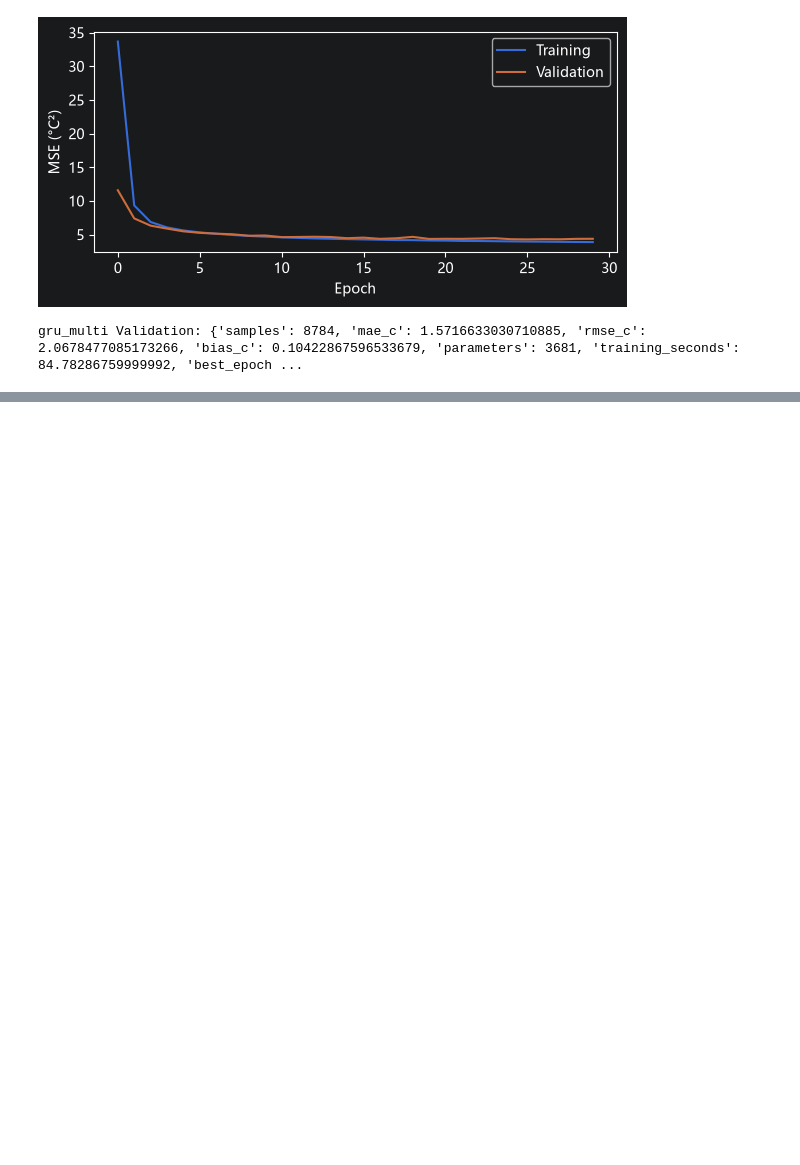
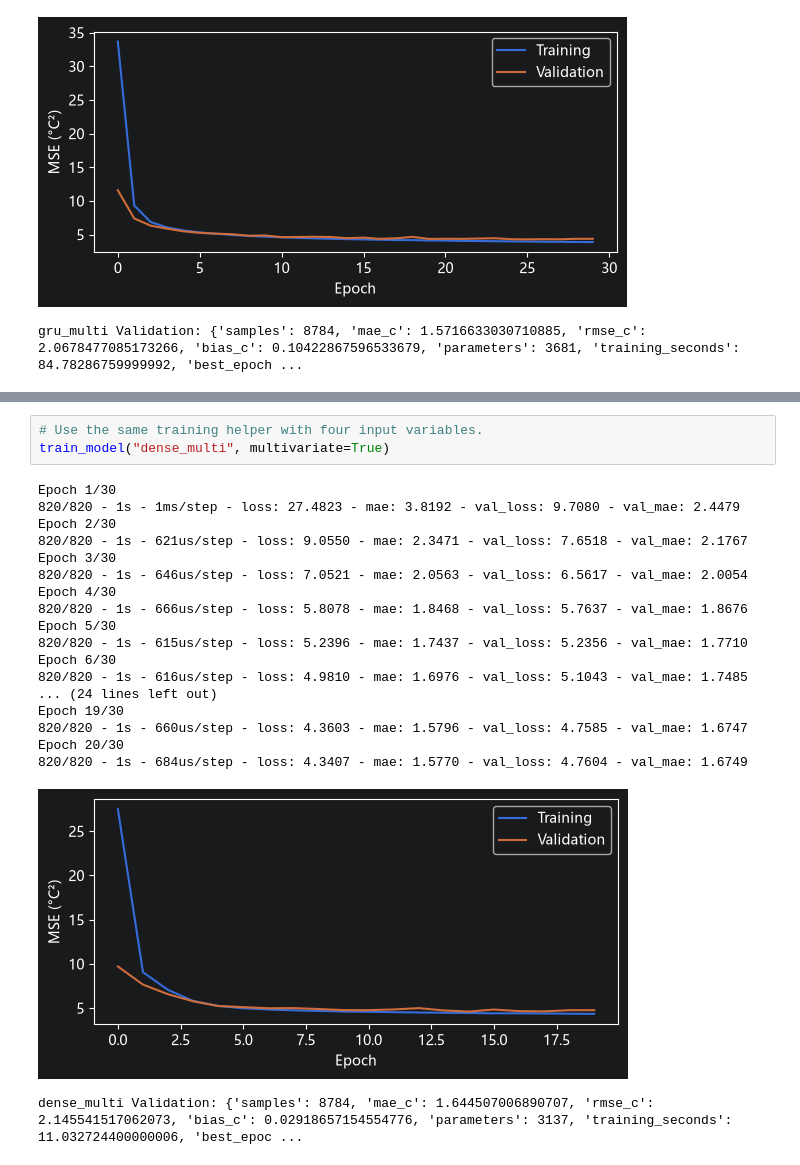
Before and after one commit to Frank-Ping/DATAX504-Yuanhao, a Jupyter notebook: final_report/final_report.ipynb, the cells around one changed output, grey strips where cells are left out. Saved outputs shown, nothing was run; the diff lists cells and outputs as text; blank space fills up the shorter version.

Commit message:
Final Project: 9. add multivariate Dense control

```diff
--- a/final_report/final_report.ipynb
+++ b/final_report/final_report.ipynb
@@ -264,0 +278,23 @@ gru_multi Validation: {'samples': 8784, 'mae_c': 1.5716633030710885, 'rmse_c': 2
+# %%
+# Use the same training helper with four input variables.
+train_model("dense_multi", multivariate=True)
+# %% [output]
+Epoch 1/30
+820/820 - 1s - 1ms/step - loss: 27.4823 - mae: 3.8192 - val_loss: 9.7080 - val_mae: 2.4479
+Epoch 2/30
+820/820 - 1s - 621us/step - loss: 9.0550 - mae: 2.3471 - val_loss: 7.6518 - val_mae: 2.1767
+Epoch 3/30
+820/820 - 1s - 646us/step - loss: 7.0521 - mae: 2.0563 - val_loss: 6.5617 - val_mae: 2.0054
+Epoch 4/30
+820/820 - 1s - 666us/step - loss: 5.8078 - mae: 1.8468 - val_loss: 5.7637 - val_mae: 1.8676
+Epoch 5/30
+820/820 - 1s - 615us/step - loss: 5.2396 - mae: 1.7437 - val_loss: 5.2356 - val_mae: 1.7710
+Epoch 6/30
+820/820 - 1s - 616us/step - loss: 4.9810 - mae: 1.6976 - val_loss: 5.1043 - val_mae: 1.7485
+... (24 lines left out)
+Epoch 19/30
+820/820 - 1s - 660us/step - loss: 4.3603 - mae: 1.5796 - val_loss: 4.7585 - val_mae: 1.6747
+Epoch 20/30
+820/820 - 1s - 684us/step - loss: 4.3407 - mae: 1.5770 - val_loss: 4.7604 - val_mae: 1.6749
+[figure, added]
+dense_multi Validation: {'samples': 8784, 'mae_c': 1.644507006890707, 'rmse_c': 2.145541517062073, 'bias_c': 0.02918657154554776, 'parameters': 3137, 'training_seconds': 11.032724400000006, 'best_epoc ...
```
Also changed, not shown: parts of 2 cells of this notebook.
